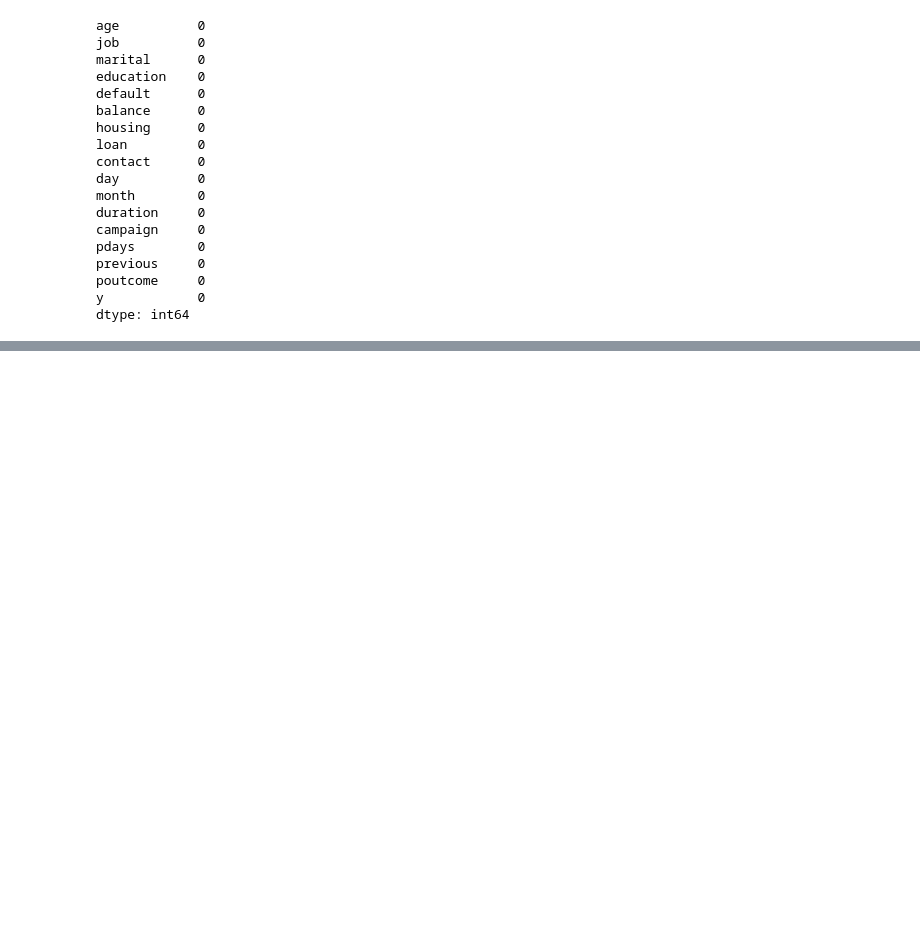
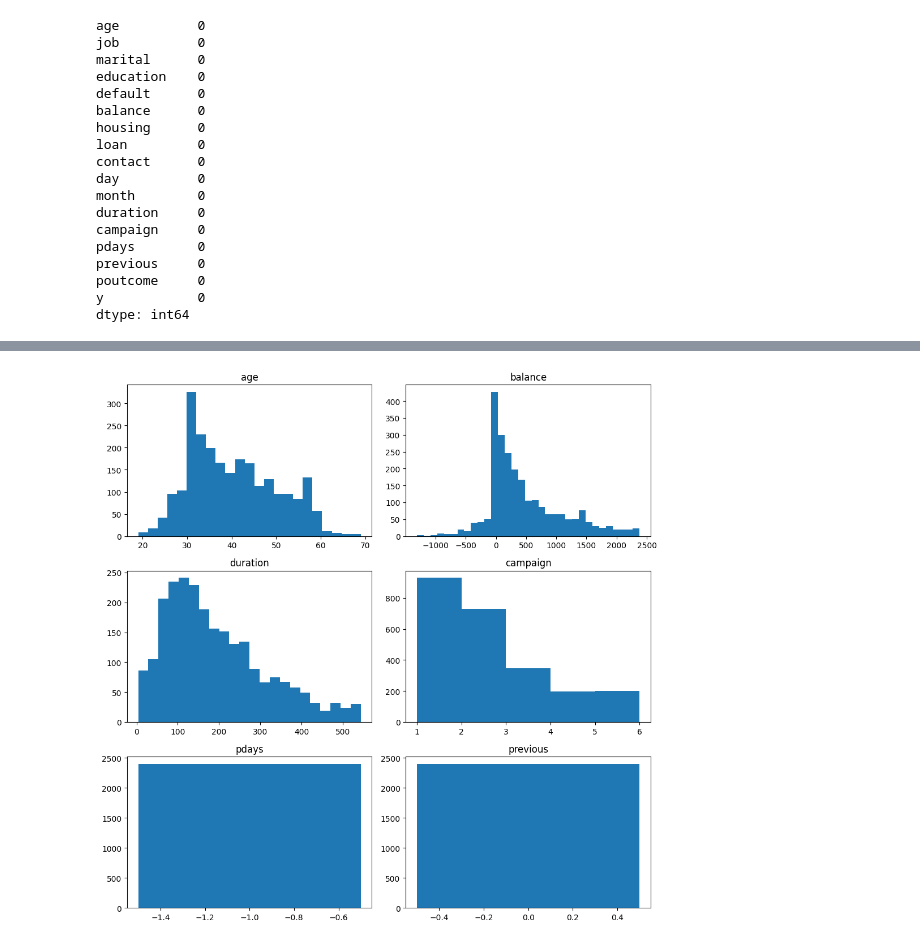
Before and after one commit to adeineko/bank-term-deposit-prediction, a Jupyter notebook: dataCleaning/data_preprocessing.ipynb, the cells around one changed output, grey strips where cells are left out. Saved outputs shown, nothing was run; the diff lists cells and outputs as text; code cells hidden in the pictures; blank space fills up the shorter version.

```diff
--- a/dataCleaning/data_preprocessing.ipynb
+++ b/dataCleaning/data_preprocessing.ipynb
@@ -154,5 +218,5 @@ poutcome     0
 y            0
 dtype: int64
 # %%
-df_with_missing['job'].value_counts()
+df_cleaned = remove_outliers_for_columns(df_with_missing);df_cleaned
 # %% [output]
@@ -202,0 +264,27 @@ plt.show()
+# %%
+# Create a 4x2 grid of subplots
+fig, ax = plt.subplots(3, 2,figsize=(10, 10))
+
+# Plot histograms on each subplot
+ax[0, 0].hist(df_cleaned['age'], bins="auto")
+ax[0, 1].hist(df_cleaned['balance'], bins="auto")
+ax[1, 0].hist(df_cleaned['duration'], bins="auto")
+ax[1, 1].hist(df_cleaned['campaign'], bins="auto")
+ax[2, 0].hist(df_cleaned['pdays'], bins="auto")
+ax[2, 1].hist(df_cleaned['previous'], bins="auto")
+
+# Set titles for each subplot
+ax[0, 0].set_title('age')
+ax[0, 1].set_title('balance')
+ax[1, 0].set_title('duration')
+ax[1, 1].set_title('campaign')
+ax[2, 0].set_title('pdays')
+ax[2, 1].set_title('previous')
+
+# Adjust the spacing between subplots
+fig.tight_layout()
+
+# Display the plot
+plt.show()
+# %% [output]
+[figure, added]
```
Also changed, not shown: parts of 6 cells of this notebook, 1 other file.
